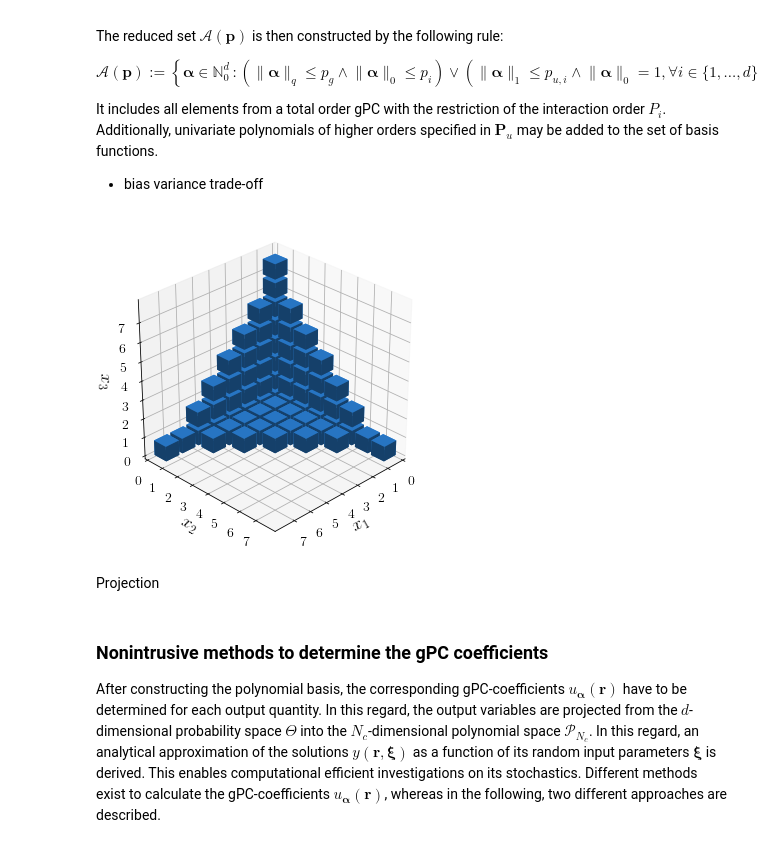
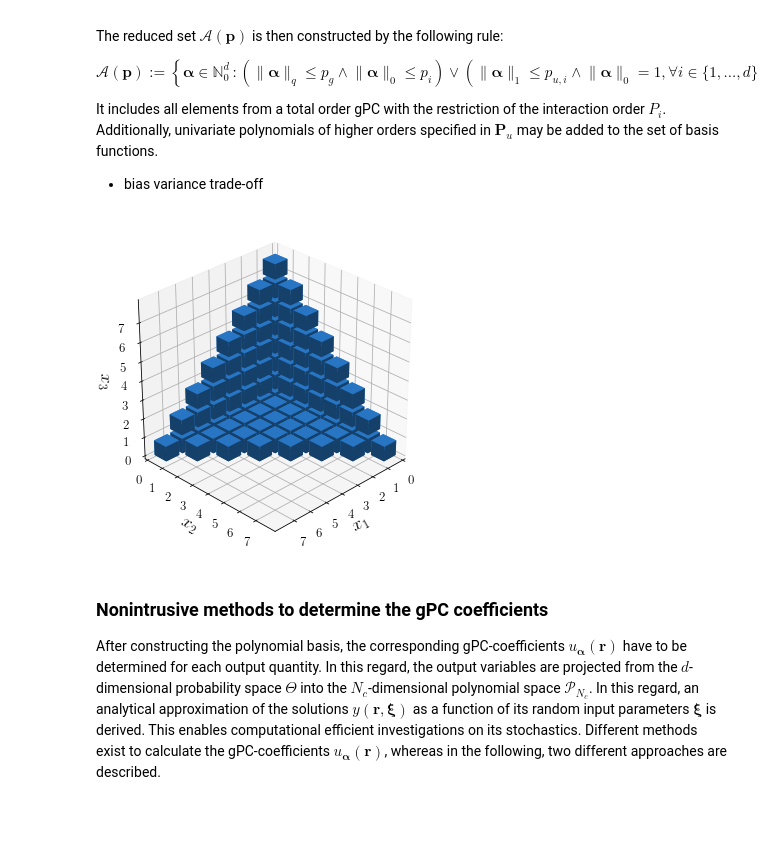
Before and after one commit to pygpc-polynomial-chaos/pygpc, a Jupyter notebook: tutorials/Tutorial_pygpc_pyrates.ipynb, the cells around one changed output. Cells and saved outputs as stored; diff of their text form; code cells hidden in the pictures; blank space fills up the shorter version.

Commit message:
- bugfixing MERegAdaptiveProjection - continued tutorial - added media

```diff
--- a/tutorials/Tutorial_pygpc_pyrates.ipynb
+++ b/tutorials/Tutorial_pygpc_pyrates.ipynb
@@ -362,17 +362,15 @@ It includes all elements from a total order gPC with the restriction of the inte
 # %%
 # reduced basis gPC
 basis = pygpc.Basis()
 basis.init_basis_sgpc(problem=problem,
                       order=[7, 7, 7],
                       order_max=7,
-                      order_max_norm=0.85,
+                      order_max_norm=1,
                       interaction_order=2)
 
 basis.plot_basis(dims=[0, 1, 2])
 # %% [output]
-[figure, old version]
+[figure, new version]
-# %% [markdown]
-Projection
 # %% [markdown]
 ### Nonintrusive methods to determine the gPC coefficients
 After constructing the polynomial basis, the corresponding gPC-coefficients $u_{\mathbf{\alpha}}(\mathbf{r})$ have to be determined for each output quantity. In this regard, the output variables are projected from the $d$-dimensional probability space $\Theta$ into the $N_c$-dimensional polynomial space $\mathcal{P}_{N_c}$. In this regard, an analytical approximation of the solutions $y(\mathbf{r},\mathbf{\xi})$ as a function of its random input parameters $\mathbf{\xi}$ is derived. This enables computational efficient investigations on its stochastics. Different methods exist to calculate the gPC-coefficients $u_{\mathbf{\alpha}}(\mathbf{r})$, whereas in the following, two different approaches are described.
```
Also changed, not shown: parts of 10 cells of this notebook, 41 other files.
